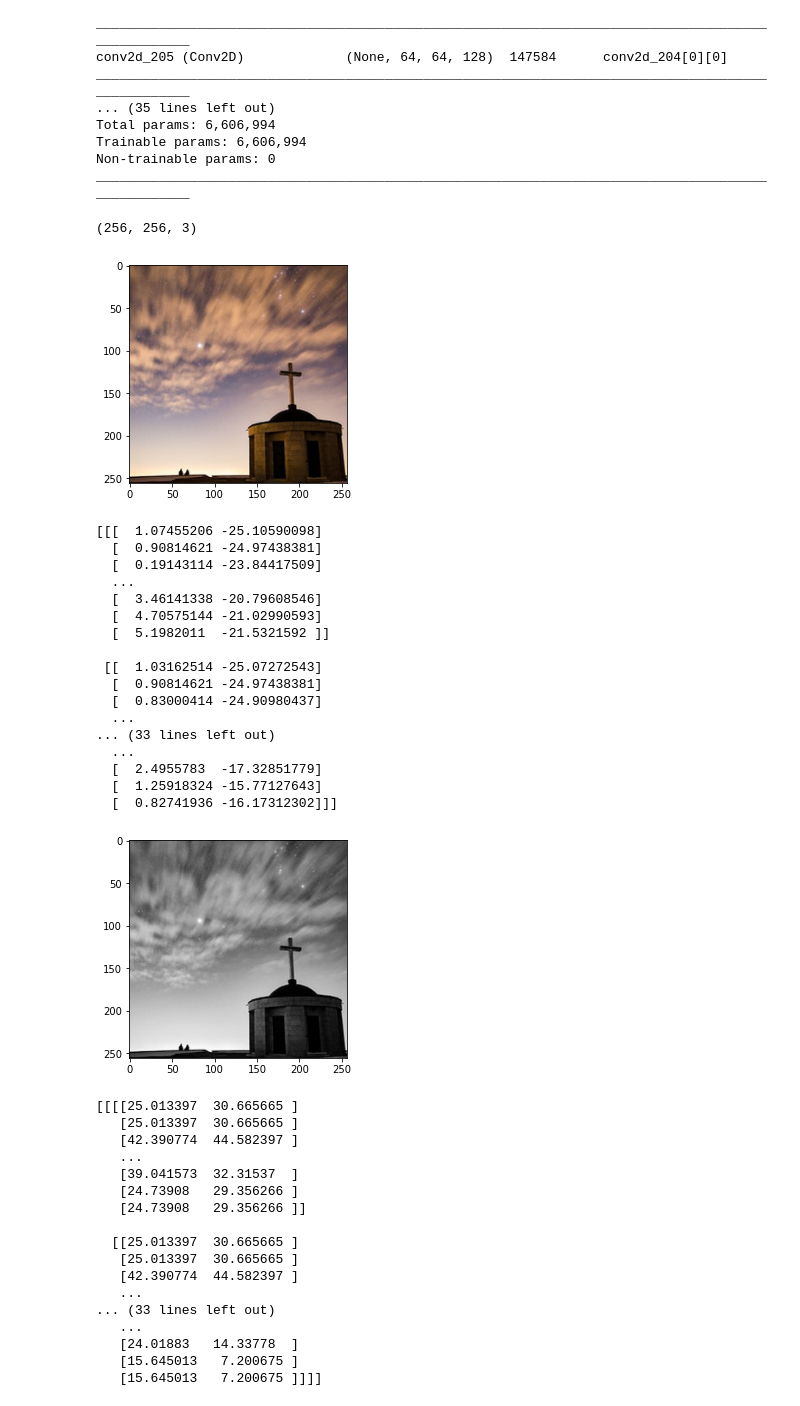
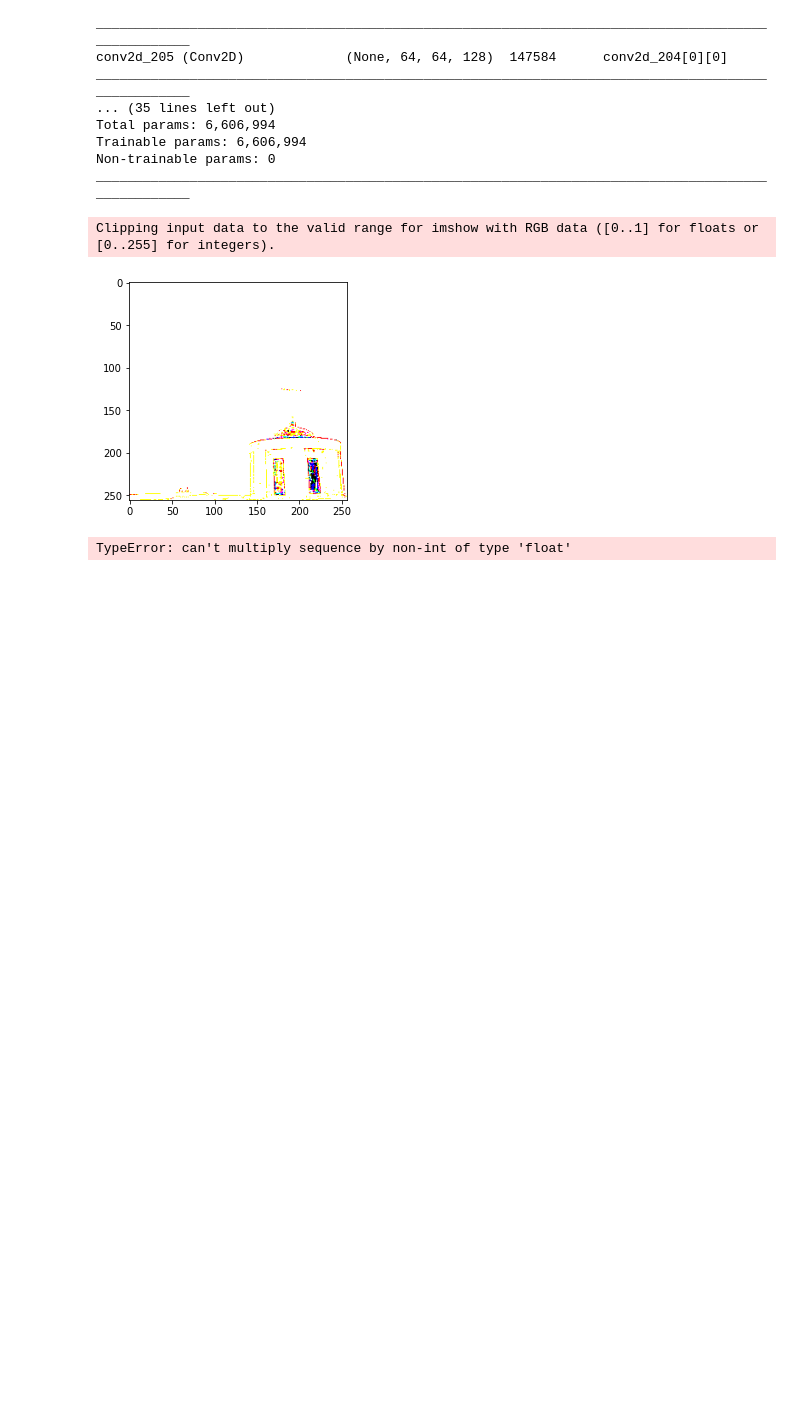
Before and after one commit to jnalbert/Chroma, a Jupyter notebook: Model/prediction.ipynb, the cells around one changed output. Cells and saved outputs as stored; diff of their text form; code cells hidden in the pictures; blank space fills up the shorter version.

```diff
--- a/Model/prediction.ipynb
+++ b/Model/prediction.ipynb
@@ -121,44 +122,40 @@ def get_rgb_prediction(img_path):
     pred_rgb = get_RGB(img_l[0],output[0])
 
     return pred_rgb
+# %%
+def get_rgb_prediction_new(img_path):
+
+    color_img = []
+    color_img.append(img_to_array(load_img(img_path)))
+    np.array(color_img, dtype=float)
+
+    display(color_img[0])
+
+    gray_me = gray2rgb(rgb2gray(1.0/255*color_img))
+
+    color_me_embed = create_inception_embedding(gray_me)
+
+    color_l = rgb2lab(1.0/255*color_img)[:,:,:,0]
+    color_l = color_me.reshape(color_l.shape+(1,))
+
+
+
+    display(color_l[0])
+
+
+
+    color_me_embed = create_inception_embedding(gray_me)
+    output = model.predict([color_l,layer_embedding_test], steps=1)
+
+    output = output * 128
+
+    pred_rgb = get_RGB(color_l[0],output[0])
+
+    return pred_rgb
 # %%
-rgb_prediction = get_rgb_prediction('./data/images/Train/0AEYvu.jpg')
+rgb_prediction = get_rgb_prediction_new('./data/images/Train/0AEYvu.jpg')
 display(rgb_prediction)
 # %% [output]
-(256, 256, 3)
+Clipping input data to the valid range for imshow with RGB data ([0..1] for floats or [0..255] for integers).
-[figure, old version]
+[figure, new version]
-[[[  1.07455206 -25.10590098]
-  [  0.90814621 -24.97438381]
-  [  0.19143114 -23.84417509]
-  ...
-  [  3.46141338 -20.79608546]
-  [  4.70575144 -21.02990593]
-  [  5.1982011  -21.5321592 ]]
-
- [[  1.03162514 -25.07272543]
-  [  0.90814621 -24.97438381]
-  [  0.83000414 -24.90980437]
-  ...
-... (33 lines left out)
-  ...
-  [  2.4955783  -17.32851779]
-  [  1.25918324 -15.77127643]
-  [  0.82741936 -16.17312302]]]
+TypeError: can't multiply sequence by non-int of type 'float'
-[figure, removed]
-[[[[25.013397  30.665665 ]
-   [25.013397  30.665665 ]
-   [42.390774  44.582397 ]
-   ...
-   [39.041573  32.31537  ]
-   [24.73908   29.356266 ]
-   [24.73908   29.356266 ]]
-
-  [[25.013397  30.665665 ]
-   [25.013397  30.665665 ]
-   [42.390774  44.582397 ]
-   ...
-... (33 lines left out)
-   ...
-   [24.01883   14.33778  ]
-   [15.645013   7.200675 ]
-   [15.645013   7.200675 ]]]]
```
Also changed, not shown: parts of 2 cells of this notebook, 4 other files.
